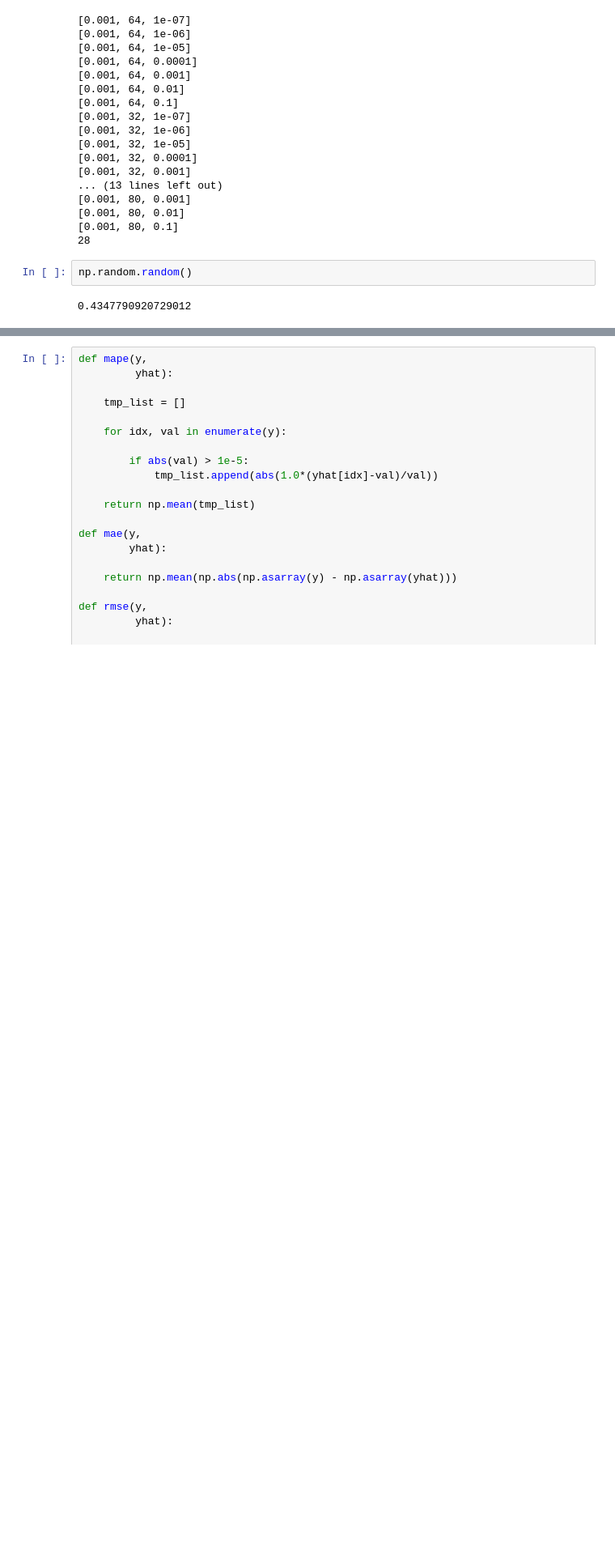
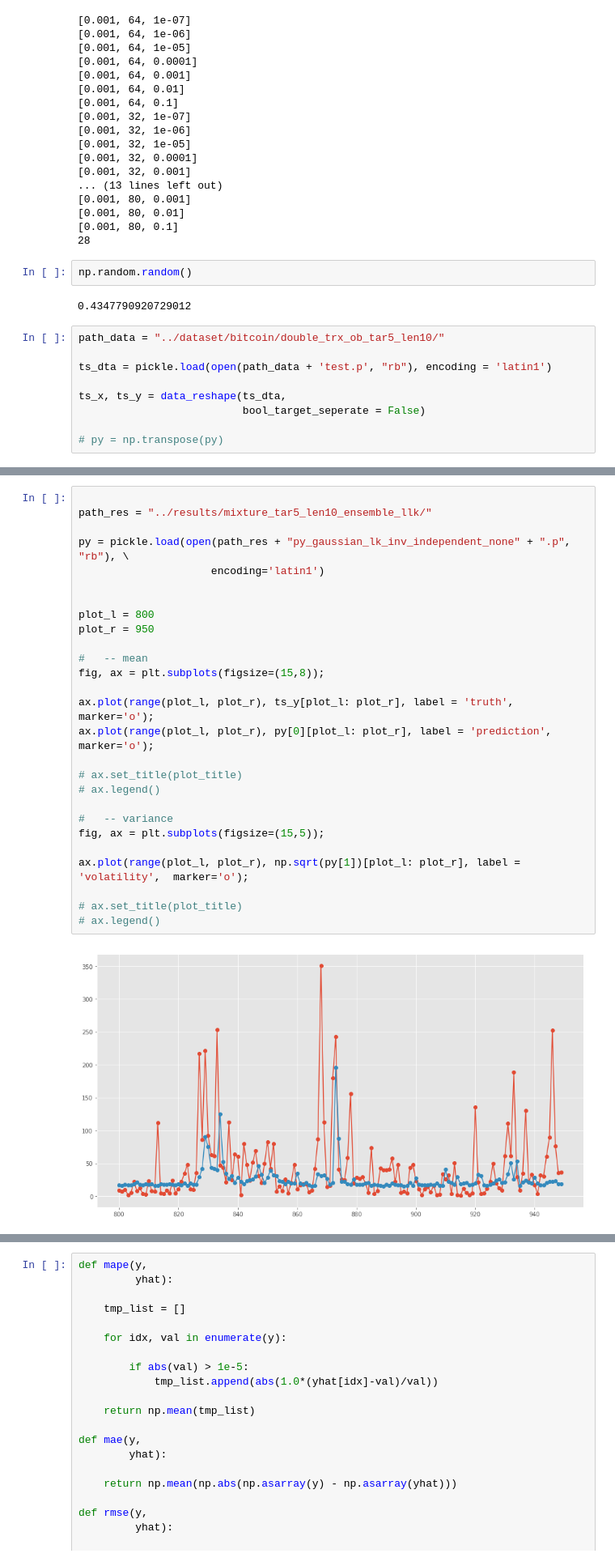
Before and after one commit to weilai0980/MixtureEnsemble, a Jupyter notebook: result_analysis.ipynb, the cells around one changed output, grey strips where cells are left out. Shown at 81% size. Saved outputs shown, nothing was run; the diff lists cells and outputs as text; blank space fills up the shorter version.

```diff
--- a/result_analysis.ipynb
+++ b/result_analysis.ipynb
@@ -144,3 +214,12 @@ print(cnt)
 np.random.random()
 # %% [output]
 0.4347790920729012
+# %%
+path_data = "../dataset/bitcoin/double_trx_ob_tar5_len10/"
+
+ts_dta = pickle.load(open(path_data + 'test.p', "rb"), encoding = 'latin1')
+
+ts_x, ts_y = data_reshape(ts_dta,
+                          bool_target_seperate = False)
+
+# py = np.transpose(py)
@@ -146,0 +281,29 @@ np.random.random()
+# %%
+
+path_res = "../results/mixture_tar5_len10_ensemble_llk/"
+
+py = pickle.load(open(path_res + "py_gaussian_lk_inv_independent_none" + ".p", "rb"), \
+                     encoding='latin1')
+
+
+plot_l = 800
+plot_r = 950
+
+#   -- mean
+fig, ax = plt.subplots(figsize=(15,8));
+
+ax.plot(range(plot_l, plot_r), ts_y[plot_l: plot_r], label = 'truth',  marker='o');
+ax.plot(range(plot_l, plot_r), py[0][plot_l: plot_r], label = 'prediction',  marker='o');
+
+# ax.set_title(plot_title)
+# ax.legend()
+
+#   -- variance
+fig, ax = plt.subplots(figsize=(15,5));
+
+ax.plot(range(plot_l, plot_r), np.sqrt(py[1])[plot_l: plot_r], label = 'volatility',  marker='o');
+
+# ax.set_title(plot_title)
+# ax.legend()
+# %% [output]
+[figure, added]
```
Also changed, not shown: parts of 13 cells of this notebook, 3 other files.
